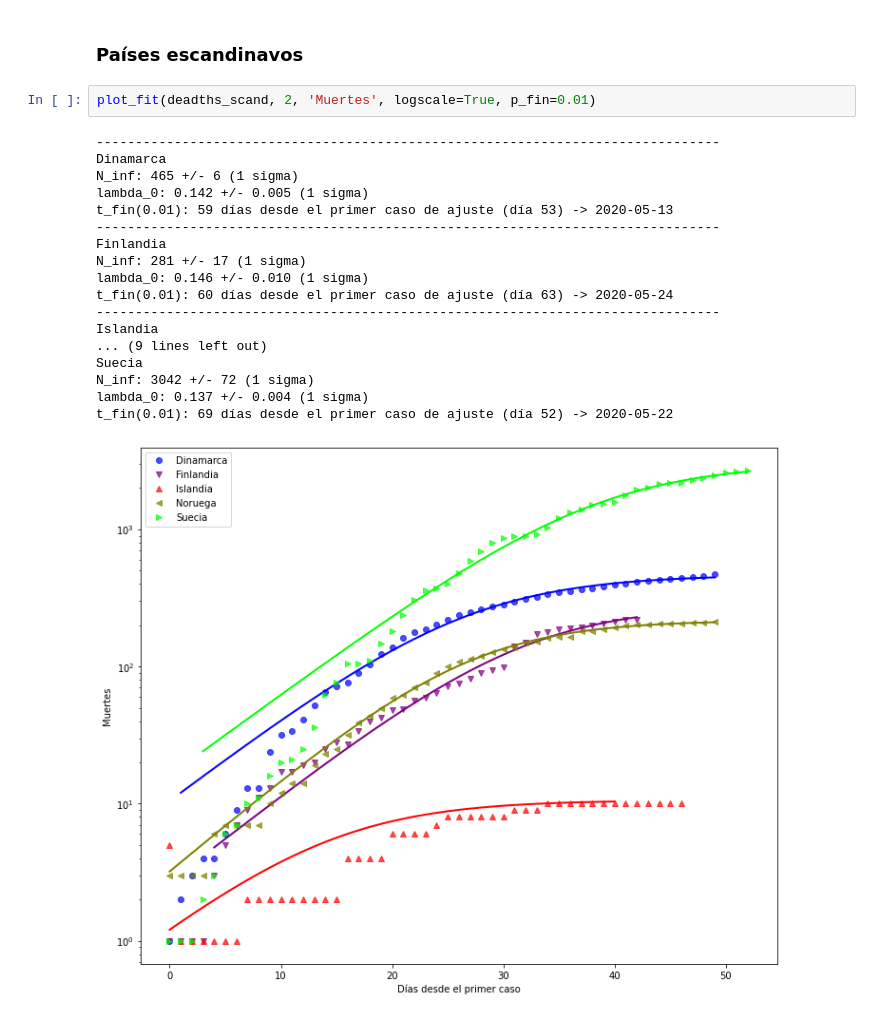
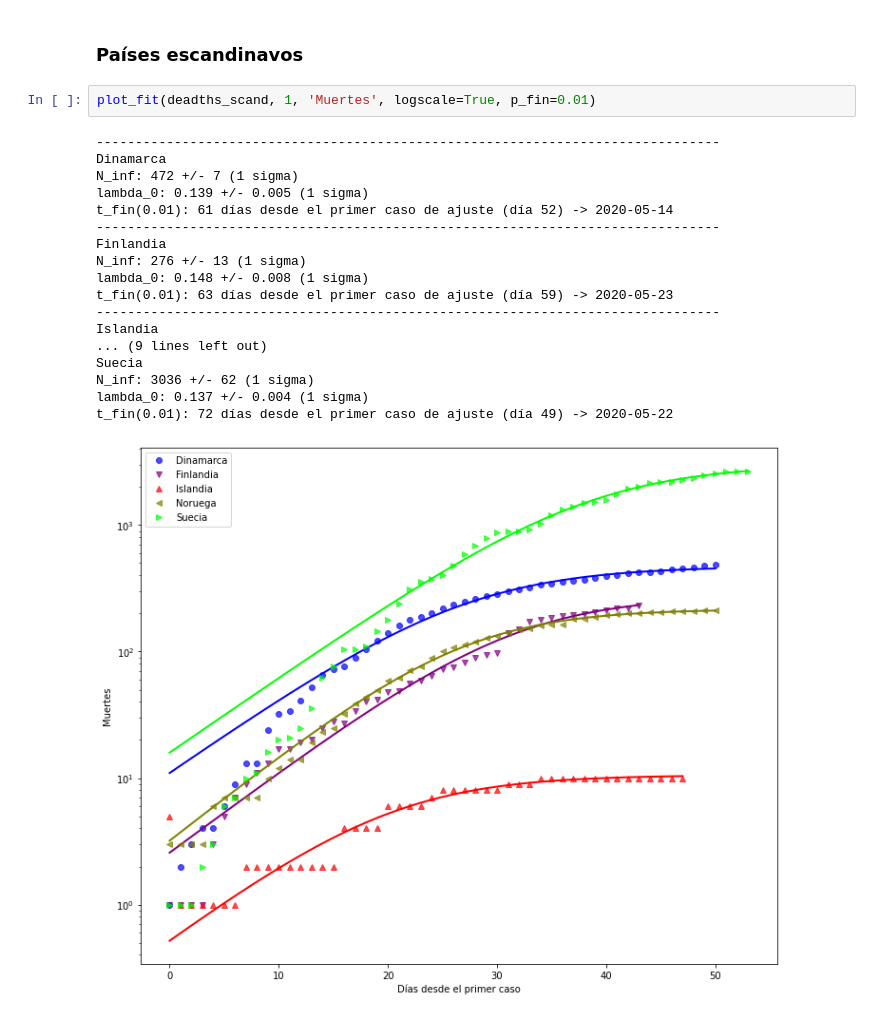
Before and after one commit to manuxch/logistic-covid19, a Jupyter notebook: Logistic_model_COVID-19.ipynb, the cells around one changed output. Drawn from its saved outputs; the diff is of its cells as text.

Commit message:
Actualización diaria de visualizaciones, ajustes y registros

```diff
--- a/Logistic_model_COVID-19.ipynb
+++ b/Logistic_model_COVID-19.ipynb
@@ -299,26 +299,26 @@ t_fin(0.01): 337 días desde el primer caso de ajuste (día 52) -> 2021-02-14
 # %% [markdown]
 ### Países escandinavos
 # %%
-plot_fit(deadths_scand, 2, 'Muertes', logscale=True, p_fin=0.01)
+plot_fit(deadths_scand, 1, 'Muertes', logscale=True, p_fin=0.01)
 # %% [output]
 --------------------------------------------------------------------------------
 Dinamarca
-N_inf: 465 +/- 6 (1 sigma)
-lambda_0: 0.142 +/- 0.005 (1 sigma)
-t_fin(0.01): 59 días desde el primer caso de ajuste (día 53) -> 2020-05-13
+N_inf: 472 +/- 7 (1 sigma)
+lambda_0: 0.139 +/- 0.005 (1 sigma)
+t_fin(0.01): 61 días desde el primer caso de ajuste (día 52) -> 2020-05-14
 --------------------------------------------------------------------------------
 Finlandia
-N_inf: 281 +/- 17 (1 sigma)
-lambda_0: 0.146 +/- 0.010 (1 sigma)
-t_fin(0.01): 60 días desde el primer caso de ajuste (día 63) -> 2020-05-24
+N_inf: 276 +/- 13 (1 sigma)
+lambda_0: 0.148 +/- 0.008 (1 sigma)
+t_fin(0.01): 63 días desde el primer caso de ajuste (día 59) -> 2020-05-23
 --------------------------------------------------------------------------------
 Islandia
 ... (9 lines left out)
 Suecia
-N_inf: 3042 +/- 72 (1 sigma)
+N_inf: 3036 +/- 62 (1 sigma)
 lambda_0: 0.137 +/- 0.004 (1 sigma)
-t_fin(0.01): 69 días desde el primer caso de ajuste (día 52) -> 2020-05-22
+t_fin(0.01): 72 días desde el primer caso de ajuste (día 49) -> 2020-05-22
-[figure, old version]
+[figure, new version]
 # %% [markdown]
 ## Registro diario de predicciones para países latinoamericanos
 
```
Also changed, not shown: parts of 8 cells of this notebook.
